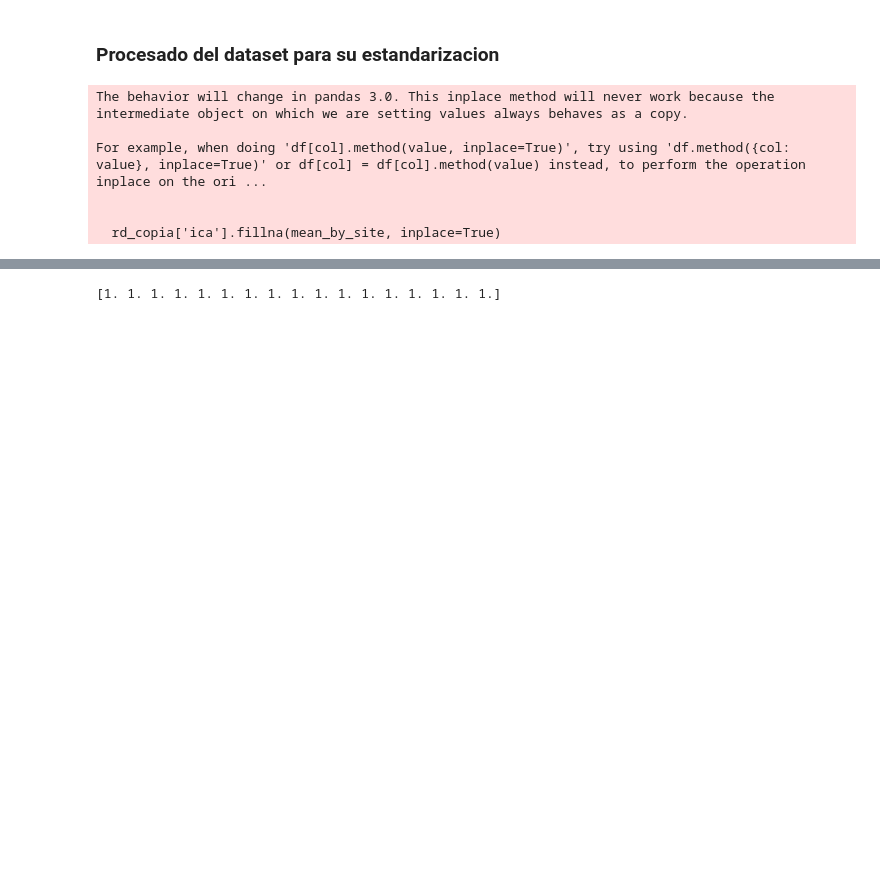
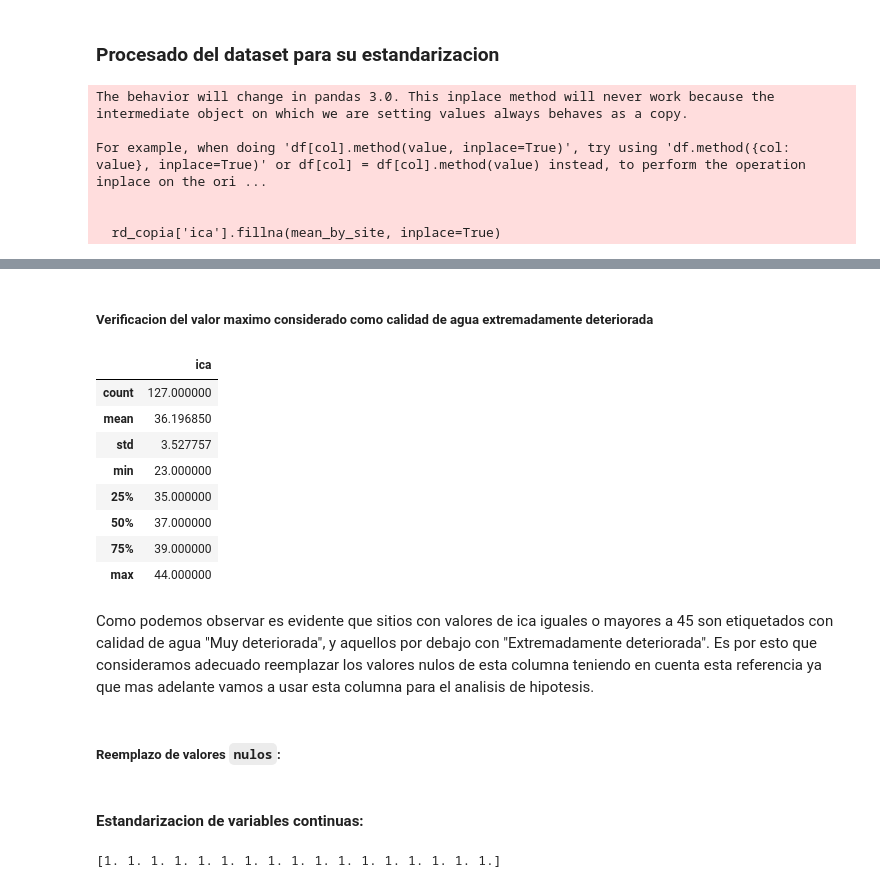
Before and after one commit to SOAgustin/PracticaEspecial, a Jupyter notebook: PracticoEspecial.ipynb, the cells around one changed output, grey strips where cells are left out. Drawn from its saved outputs; the diff is of its cells as text; code cells hidden in the pictures; blank space fills up the shorter version.

```diff
--- a/PracticoEspecial.ipynb
+++ b/PracticoEspecial.ipynb
@@ -2066,0 +2083,18 @@ For example, when doing 'df[col].method(value, inplace=True)', try using 'df.met
+# %% [markdown]
+##### Verificacion del valor maximo considerado como calidad de agua extremadamente deteriorada
+# %%
+rd_copia[rd_copia['calidad_de_agua'] == "Extremadamente deteriorada"][['ica', 'calidad_de_agua']].describe()
+# %% [output]
+|  | ica |
+| count | 127.000000 |
+| mean | 36.196850 |
+| std | 3.527757 |
+| min | 23.000000 |
+| 25% | 35.000000 |
+| 50% | 37.000000 |
+| 75% | 39.000000 |
+| max | 44.000000 |
+# %% [markdown]
+Como podemos observar es evidente que sitios con valores de ica iguales o mayores a 45 son etiquetados con calidad de agua "Muy deteriorada", y aquellos por debajo con "Extremadamente deteriorada". Es por esto que consideramos adecuado reemplazar los valores nulos de esta columna teniendo en cuenta esta referencia ya que mas adelante vamos a usar esta columna para el analisis de hipotesis.
+# %% [markdown]
+##### Reemplazo de valores `nulos`:
@@ -2067,3 +2129,5 @@ For example, when doing 'df[col].method(value, inplace=True)', try using 'df.met
+# %% [markdown]
+#### Estandarizacion de variables continuas:
 # %%
 import numpy as np
 
```
Also changed, not shown: parts of 22 cells of this notebook.
